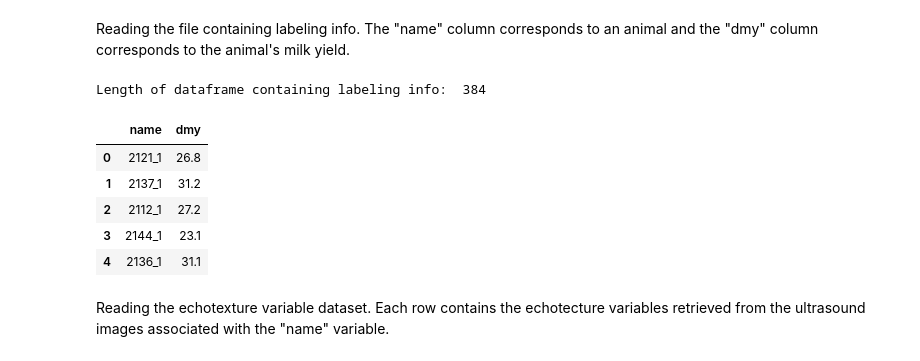
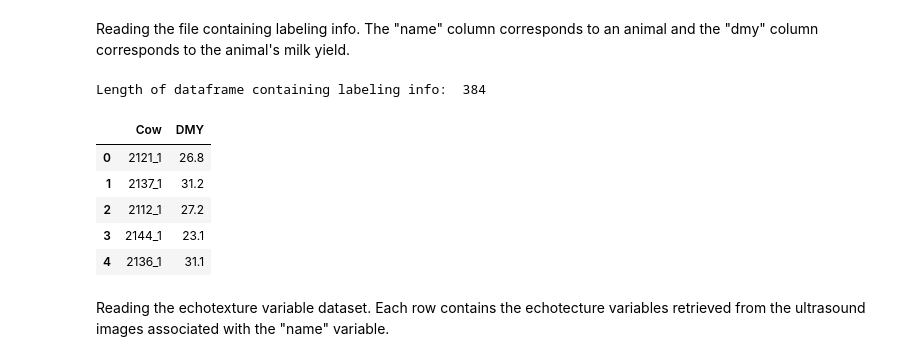
Before and after one commit to nsakel/dairy-cow-milk-yield-and-stage-prediction, a Jupyter notebook: Late Lactation - Peak Lactation classification.ipynb, the cells around one changed output. Drawn from its saved outputs; the diff is of its cells as text; code cells hidden in the pictures.

```diff
--- a/Late Lactation - Peak Lactation classification.ipynb
+++ b/Late Lactation - Peak Lactation classification.ipynb
@@ -20,16 +20,11 @@ from sklearn.metrics import confusion_matrix
 Reading the file containing labeling info. The "name" column corresponds to an animal and the "dmy" column corresponds to the animal's milk yield.
 # %%
 df = pd.read_csv("milk_yield_labels.csv")
-
-# Delete unnecessary column and rename the columns.
-del df['Unnamed: 2']
-df = df.rename(columns={'Cow': 'name', 'DMY':'dmy'})
-
 print("Length of dataframe containing labeling info: ",len(df))
 df.head()
 # %% [output]
 Length of dataframe containing labeling info:  384
-|  | name | dmy |
+|  | Cow | DMY |
 | 0 | 2121_1 | 26.8 |
 | 1 | 2137_1 | 31.2 |
 | 2 | 2112_1 | 27.2 |
```
Also changed, not shown: 1 other file.
